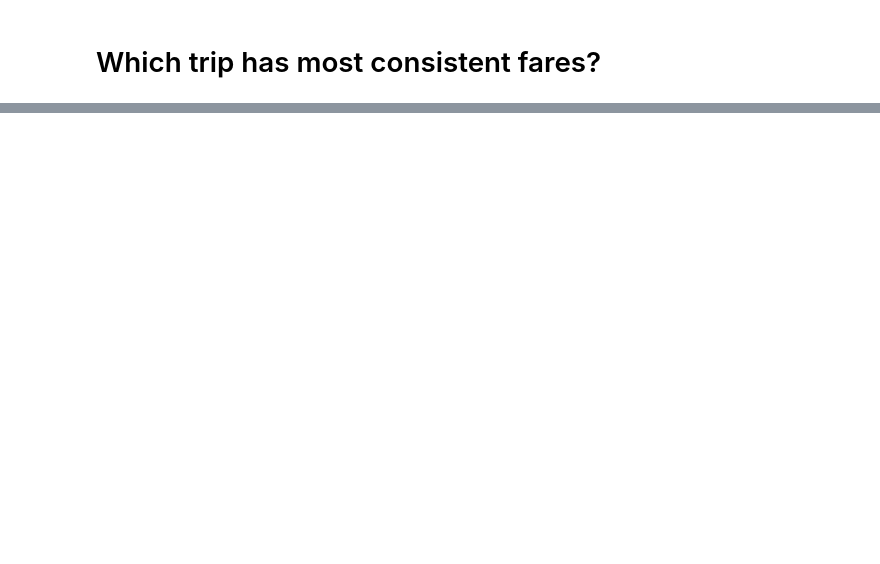
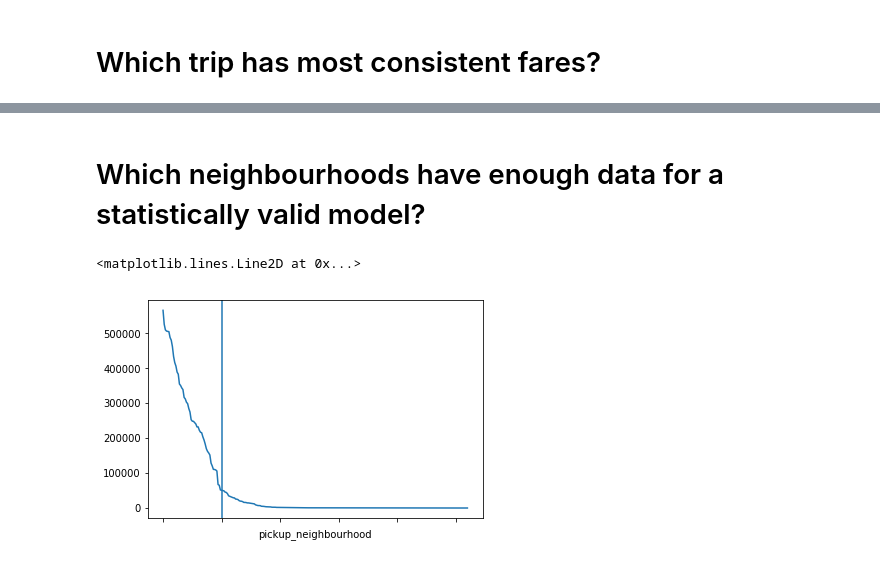
Before and after one commit to desultir/NYCTaxi, a Jupyter notebook: notebooks/describe data.ipynb, the cells around one changed output, grey strips where cells are left out. Drawn from its saved outputs; the diff is of its cells as text; code cells hidden in the pictures; blank space fills up the shorter version.

```diff
--- a/notebooks/describe data.ipynb
+++ b/notebooks/describe data.ipynb
@@ -376,0 +478,15 @@ stddev.sort_values("trip_time_in_secs", ascending=True)
+# %% [markdown]
+# Which neighbourhoods have enough data for a statistically valid model?
+# %%
+demand = df.groupby("pickup_neighbourhood").count()
+
+demand = demand.sort_values("medallion", ascending=False)
+# %%
+%matplotlib inline
+import numpy as np
+import matplotlib as plt
+ax = demand["medallion"].plot()
+ax.axvline(x=50)
+# %% [output]
+<matplotlib.lines.Line2D at 0x...>
+[figure, added]
```
Also changed, not shown: parts of 25 cells of this notebook, 5 other files.
